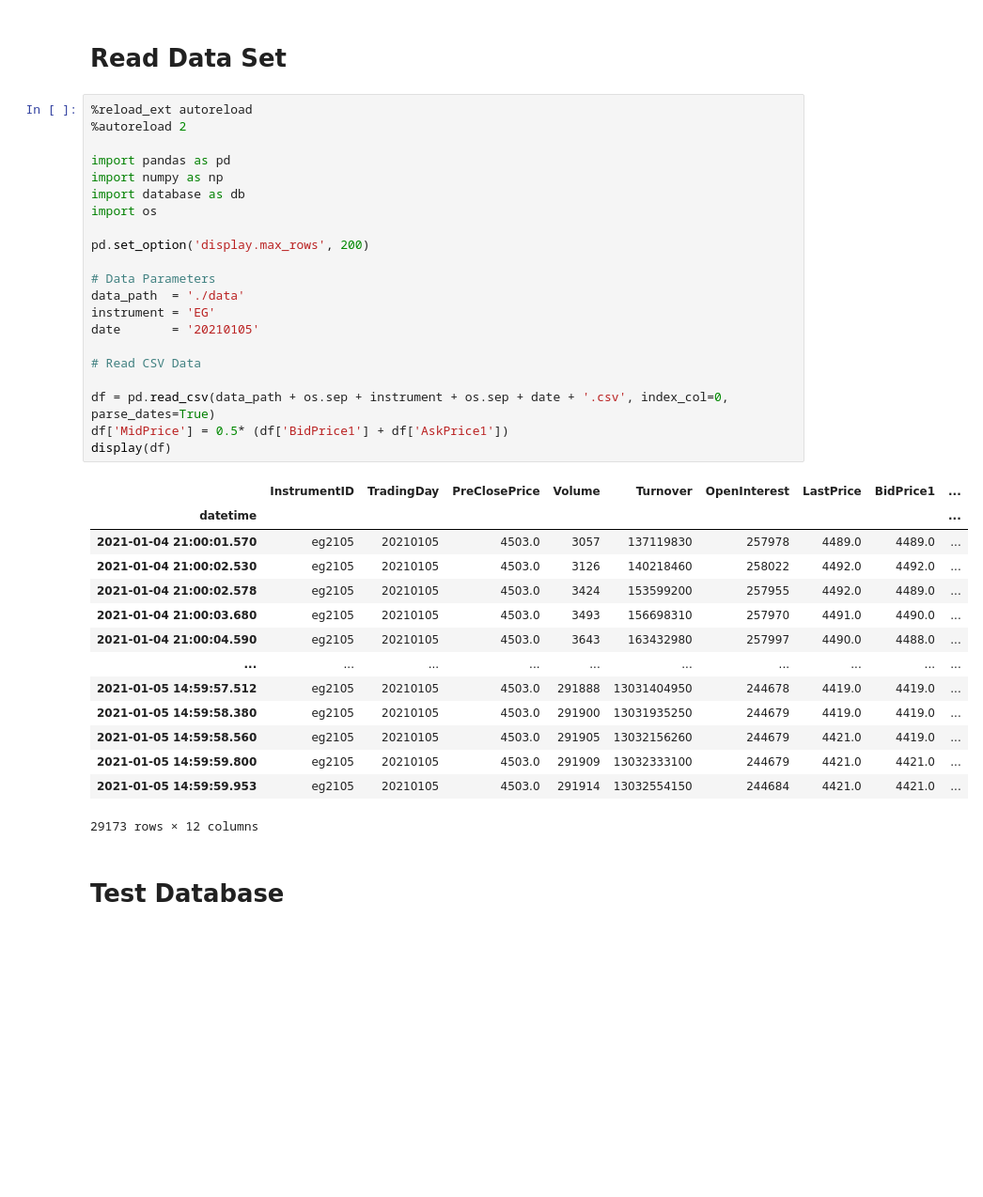
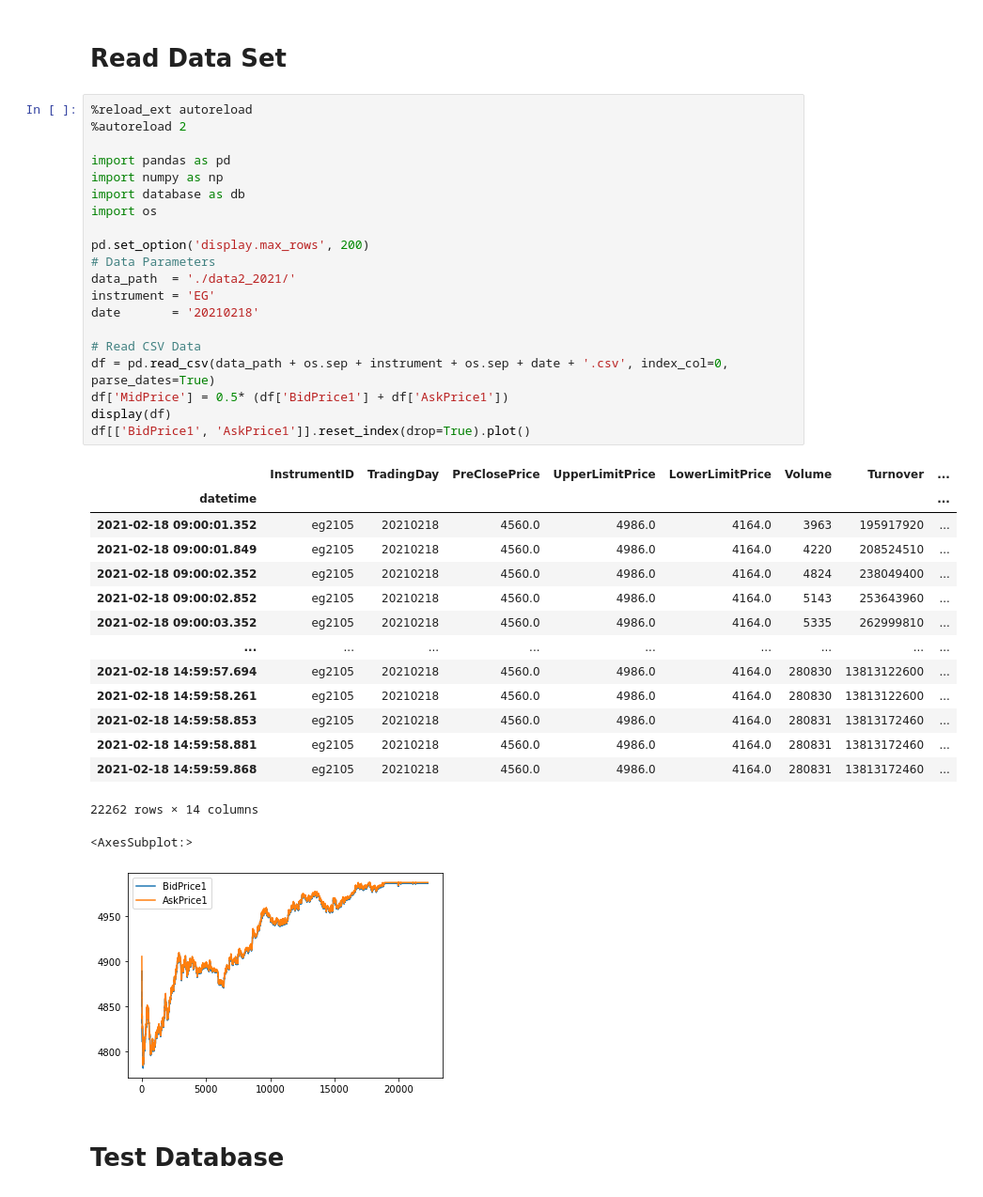
Before and after one commit to sammfyu/Strategy, a Jupyter notebook: Boll_RSI.ipynb, the cells around one changed output. Shown at 94% size. Cells and saved outputs as stored; diff of their text form; blank space fills up the shorter version.

```diff
--- a/Boll_RSI.ipynb
+++ b/Boll_RSI.ipynb
@@ -3,39 +3,40 @@
 # %%
 %reload_ext autoreload
 %autoreload 2
 
 import pandas as pd
 import numpy as np
 import database as db
 import os
 
 pd.set_option('display.max_rows', 200)
-
 # Data Parameters
-data_path  = './data'
+data_path  = './data2_2021/'
 instrument = 'EG'
-date       = '20210105'
+date       = '20210218'
 
 # Read CSV Data
-
 df = pd.read_csv(data_path + os.sep + instrument + os.sep + date + '.csv', index_col=0, parse_dates=True)
 df['MidPrice'] = 0.5* (df['BidPrice1'] + df['AskPrice1'])
 display(df)
+df[['BidPrice1', 'AskPrice1']].reset_index(drop=True).plot()
 # %% [output]
-|  | InstrumentID | TradingDay | PreClosePrice | Volume | Turnover | OpenInterest | LastPrice | BidPrice1 | ... |
-| datetime |  |  |  |  |  |  |  |  | ... |
-| 2021-01-04 21:00:01.570 | eg2105 | 20210105 | 4503.0 | 3057 | 137119830 | 257978 | 4489.0 | 4489.0 | ... |
-| 2021-01-04 21:00:02.530 | eg2105 | 20210105 | 4503.0 | 3126 | 140218460 | 258022 | 4492.0 | 4492.0 | ... |
-| 2021-01-04 21:00:02.578 | eg2105 | 20210105 | 4503.0 | 3424 | 153599200 | 257955 | 4492.0 | 4489.0 | ... |
-| 2021-01-04 21:00:03.680 | eg2105 | 20210105 | 4503.0 | 3493 | 156698310 | 257970 | 4491.0 | 4490.0 | ... |
-| 2021-01-04 21:00:04.590 | eg2105 | 20210105 | 4503.0 | 3643 | 163432980 | 257997 | 4490.0 | 4488.0 | ... |
-| ... | ... | ... | ... | ... | ... | ... | ... | ... | ... |
-| 2021-01-05 14:59:57.512 | eg2105 | 20210105 | 4503.0 | 291888 | 13031404950 | 244678 | 4419.0 | 4419.0 | ... |
-| 2021-01-05 14:59:58.380 | eg2105 | 20210105 | 4503.0 | 291900 | 13031935250 | 244679 | 4419.0 | 4419.0 | ... |
-| 2021-01-05 14:59:58.560 | eg2105 | 20210105 | 4503.0 | 291905 | 13032156260 | 244679 | 4421.0 | 4419.0 | ... |
-| 2021-01-05 14:59:59.800 | eg2105 | 20210105 | 4503.0 | 291909 | 13032333100 | 244679 | 4421.0 | 4421.0 | ... |
-| 2021-01-05 14:59:59.953 | eg2105 | 20210105 | 4503.0 | 291914 | 13032554150 | 244684 | 4421.0 | 4421.0 | ... |
+|  | InstrumentID | TradingDay | PreClosePrice | UpperLimitPrice | LowerLimitPrice | Volume | Turnover | ... |
+| datetime |  |  |  |  |  |  |  | ... |
+| 2021-02-18 09:00:01.352 | eg2105 | 20210218 | 4560.0 | 4986.0 | 4164.0 | 3963 | 195917920 | ... |
+| 2021-02-18 09:00:01.849 | eg2105 | 20210218 | 4560.0 | 4986.0 | 4164.0 | 4220 | 208524510 | ... |
+| 2021-02-18 09:00:02.352 | eg2105 | 20210218 | 4560.0 | 4986.0 | 4164.0 | 4824 | 238049400 | ... |
+| 2021-02-18 09:00:02.852 | eg2105 | 20210218 | 4560.0 | 4986.0 | 4164.0 | 5143 | 253643960 | ... |
+| 2021-02-18 09:00:03.352 | eg2105 | 20210218 | 4560.0 | 4986.0 | 4164.0 | 5335 | 262999810 | ... |
+| ... | ... | ... | ... | ... | ... | ... | ... | ... |
+| 2021-02-18 14:59:57.694 | eg2105 | 20210218 | 4560.0 | 4986.0 | 4164.0 | 280830 | 13813122600 | ... |
+| 2021-02-18 14:59:58.261 | eg2105 | 20210218 | 4560.0 | 4986.0 | 4164.0 | 280830 | 13813122600 | ... |
+| 2021-02-18 14:59:58.853 | eg2105 | 20210218 | 4560.0 | 4986.0 | 4164.0 | 280831 | 13813172460 | ... |
+| 2021-02-18 14:59:58.881 | eg2105 | 20210218 | 4560.0 | 4986.0 | 4164.0 | 280831 | 13813172460 | ... |
+| 2021-02-18 14:59:59.868 | eg2105 | 20210218 | 4560.0 | 4986.0 | 4164.0 | 280831 | 13813172460 | ... |
-29173 rows × 12 columns
+22262 rows × 14 columns
+<AxesSubplot:>
+[figure, added]
 # %% [markdown]
 # Test Database
 # %%
```
Also changed, not shown: parts of 21 cells of this notebook, 9 other files.
